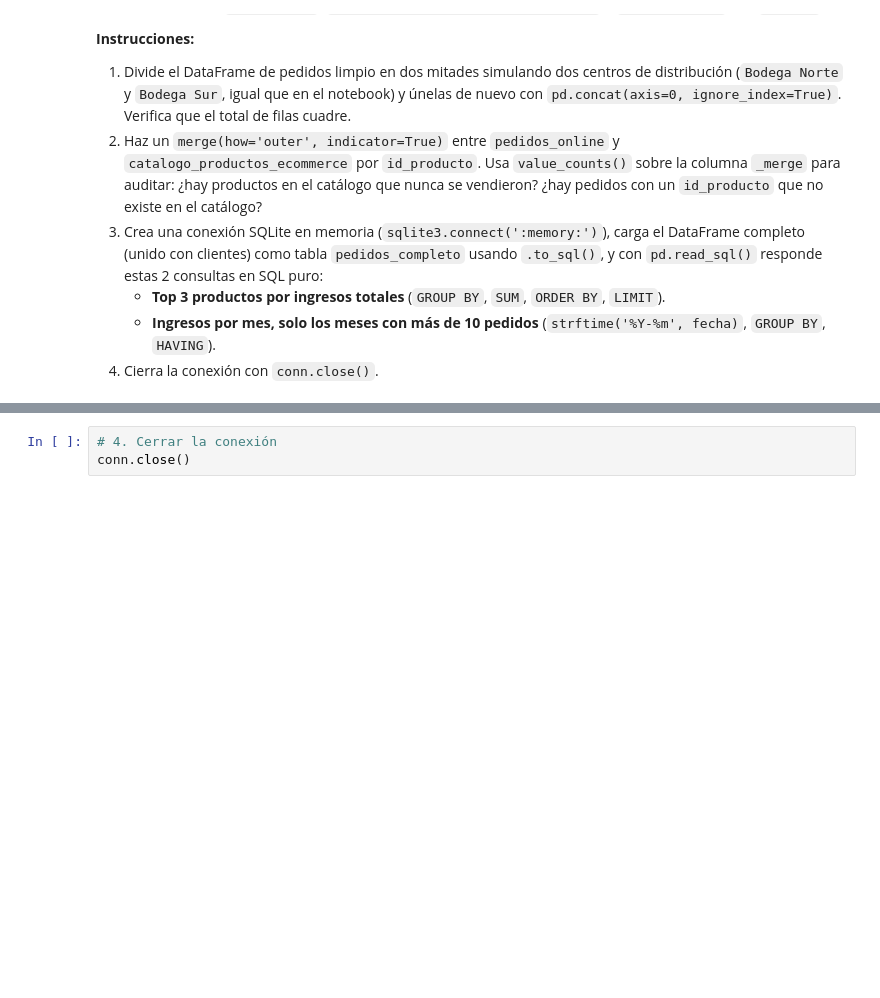
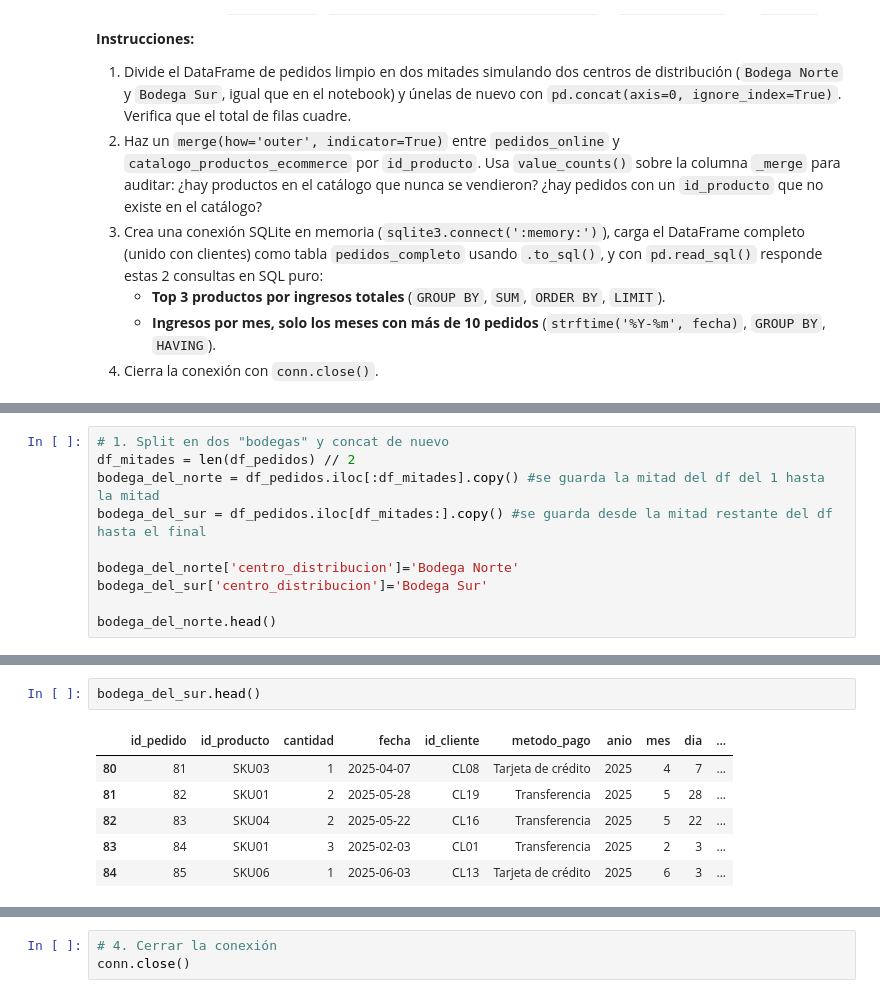
Before and after one commit to AmbarRocio-0127/Data_ScienceIA_Practicas, a Jupyter notebook: 4_Practica_IngenieriaDatos/Ejercicios_Practicos_Pandas.ipynb, the cells around one changed output, grey strips where cells are left out. Drawn from its saved outputs; the diff is of its cells as text; blank space fills up the shorter version.

```diff
--- a/4_Practica_IngenieriaDatos/Ejercicios_Practicos_Pandas.ipynb
+++ b/4_Practica_IngenieriaDatos/Ejercicios_Practicos_Pandas.ipynb
@@ -365,0 +362,10 @@ Name: id_pedido, dtype: int64
+# %%
+# 1. Split en dos "bodegas" y concat de nuevo
+df_mitades = len(df_pedidos) // 2
+bodega_del_norte = df_pedidos.iloc[:df_mitades].copy() #se guarda la mitad del df del 1 hasta la mitad
+bodega_del_sur = df_pedidos.iloc[df_mitades:].copy() #se guarda desde la mitad restante del df hasta el final
+
+bodega_del_norte['centro_distribucion']='Bodega Norte'
+bodega_del_sur['centro_distribucion']='Bodega Sur'
+
+bodega_del_norte.head()
@@ -365,0 +379,9 @@ Name: id_pedido, dtype: int64
+# %%
+bodega_del_sur.head()
+# %% [output]
+|  | id_pedido | id_producto | cantidad | fecha | id_cliente | metodo_pago | anio | mes | dia | ... |
+| 80 | 81 | SKU03 | 1 | 2025-04-07 | CL08 | Tarjeta de crédito | 2025 | 4 | 7 | ... |
+| 81 | 82 | SKU01 | 2 | 2025-05-28 | CL19 | Transferencia | 2025 | 5 | 28 | ... |
+| 82 | 83 | SKU04 | 2 | 2025-05-22 | CL16 | Transferencia | 2025 | 5 | 22 | ... |
+| 83 | 84 | SKU01 | 3 | 2025-02-03 | CL01 | Transferencia | 2025 | 2 | 3 | ... |
+| 84 | 85 | SKU06 | 1 | 2025-06-03 | CL13 | Tarjeta de crédito | 2025 | 6 | 3 | ... |
```
Also changed, not shown: parts of 15 cells of this notebook.
